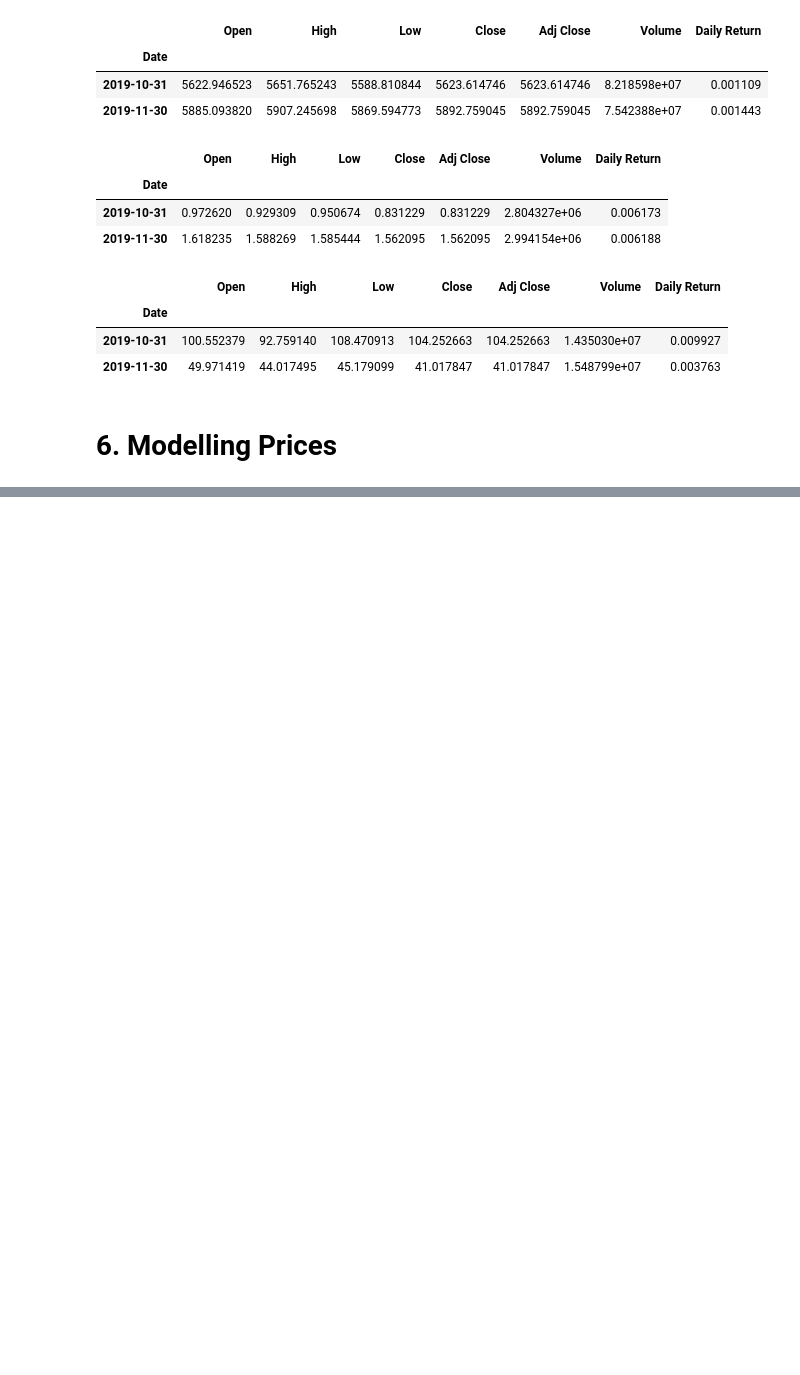
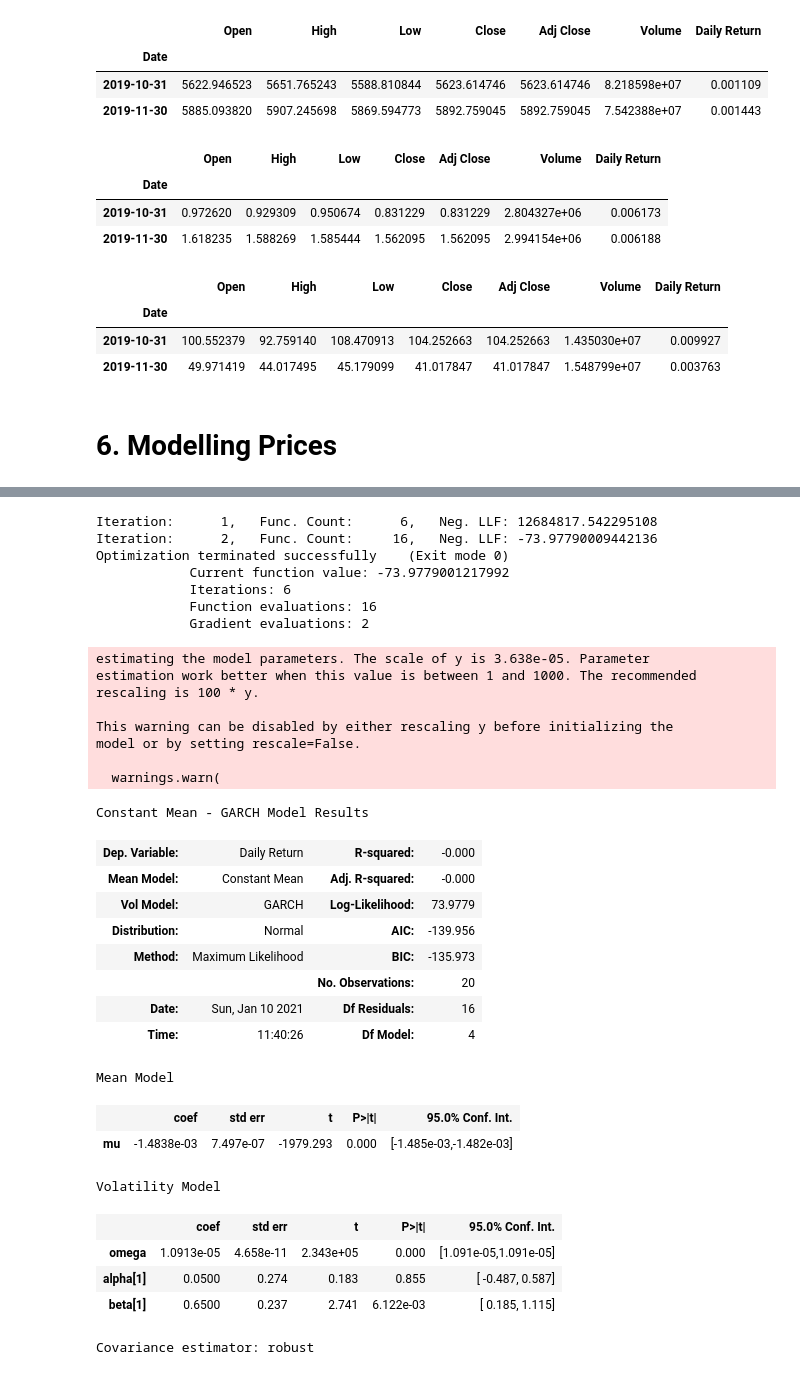
Before and after one commit to fabulouskorex/econometrics-WQU, a Jupyter notebook: Econometrics - Submission 1.ipynb, the cells around one changed output, grey strips where cells are left out. Saved outputs shown, nothing was run; the diff lists cells and outputs as text; code cells hidden in the pictures; blank space fills up the shorter version.

```diff
--- a/Econometrics - Submission 1.ipynb
+++ b/Econometrics - Submission 1.ipynb
@@ -130,0 +231,38 @@ equity_df.resample('M').std()
+# %%
+garch = arch.arch_model(gold_df[gold_df.index >= "2019-11-01"]["Daily Return"], vol='garch', p=1, o=0, q=1)
+garch_fitted = garch.fit()
+garch_fitted.summary()
+# %% [output]
+Iteration:      1,   Func. Count:      6,   Neg. LLF: 12684817.542295108
+Iteration:      2,   Func. Count:     16,   Neg. LLF: -73.97790009442136
+Optimization terminated successfully    (Exit mode 0)
+            Current function value: -73.9779001217992
+            Iterations: 6
+            Function evaluations: 16
+            Gradient evaluations: 2
+estimating the model parameters. The scale of y is 3.638e-05. Parameter
+estimation work better when this value is between 1 and 1000. The recommended
+rescaling is 100 * y.
+
+This warning can be disabled by either rescaling y before initializing the
+model or by setting rescale=False.
+
+  warnings.warn(
+Constant Mean - GARCH Model Results
+| Dep. Variable: | Daily Return | R-squared: | -0.000 |
+| Mean Model: | Constant Mean | Adj. R-squared: | -0.000 |
+| Vol Model: | GARCH | Log-Likelihood: | 73.9779 |
+| Distribution: | Normal | AIC: | -139.956 |
+| Method: | Maximum Likelihood | BIC: | -135.973 |
+|  |  | No. Observations: | 20 |
+| Date: | Sun, Jan 10 2021 | Df Residuals: | 16 |
+| Time: | 11:40:26 | Df Model: | 4 |
+Mean Model
+|  | coef | std err | t | P>|t| | 95.0% Conf. Int. |
+| mu | -1.4838e-03 | 7.497e-07 | -1979.293 | 0.000 | [-1.485e-03,-1.482e-03] |
+Volatility Model
+|  | coef | std err | t | P>|t| | 95.0% Conf. Int. |
+| omega | 1.0913e-05 | 4.658e-11 | 2.343e+05 | 0.000 | [1.091e-05,1.091e-05] |
+| alpha[1] | 0.0500 | 0.274 | 0.183 | 0.855 | [ -0.487, 0.587] |
+| beta[1] | 0.6500 | 0.237 | 2.741 | 6.122e-03 | [ 0.185, 1.115] |
+Covariance estimator: robust
```
Also changed, not shown: parts of 16 cells of this notebook, 2 other files.
